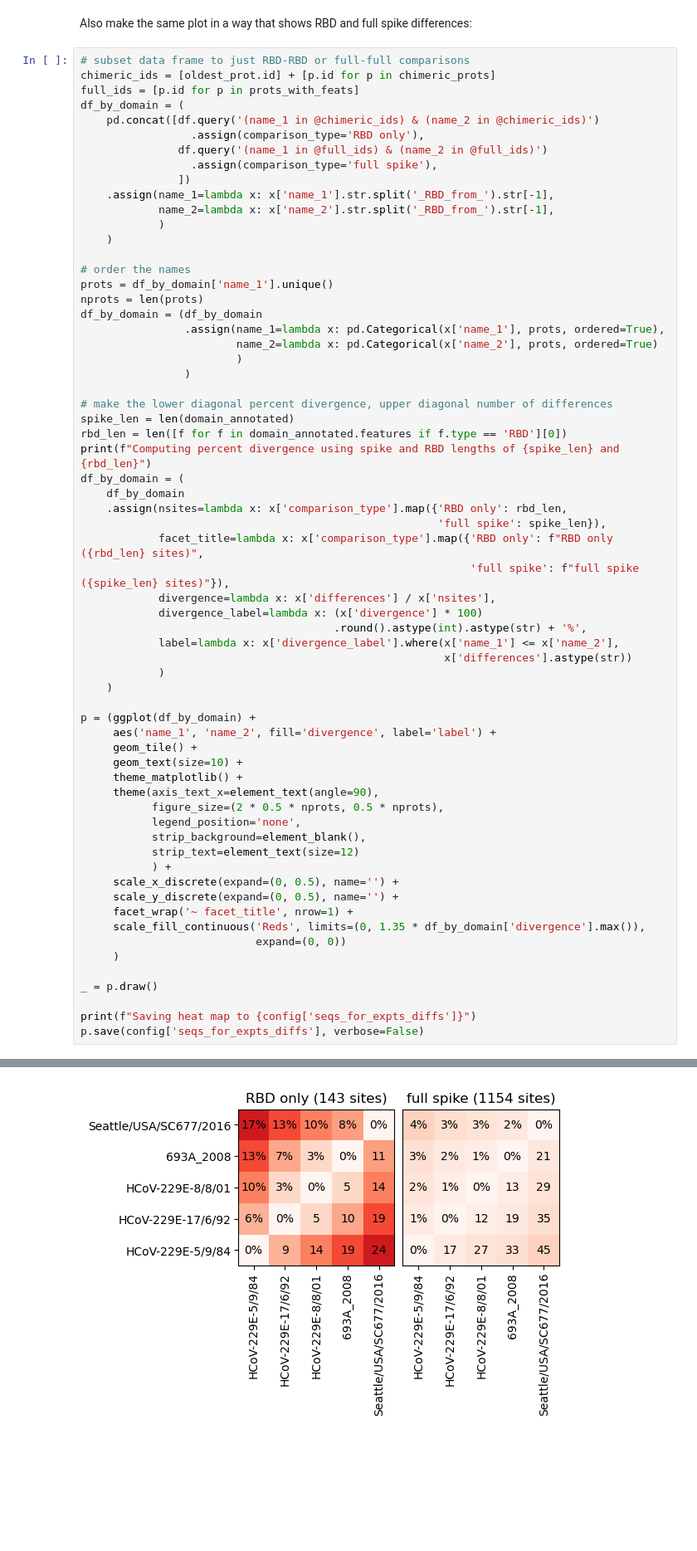
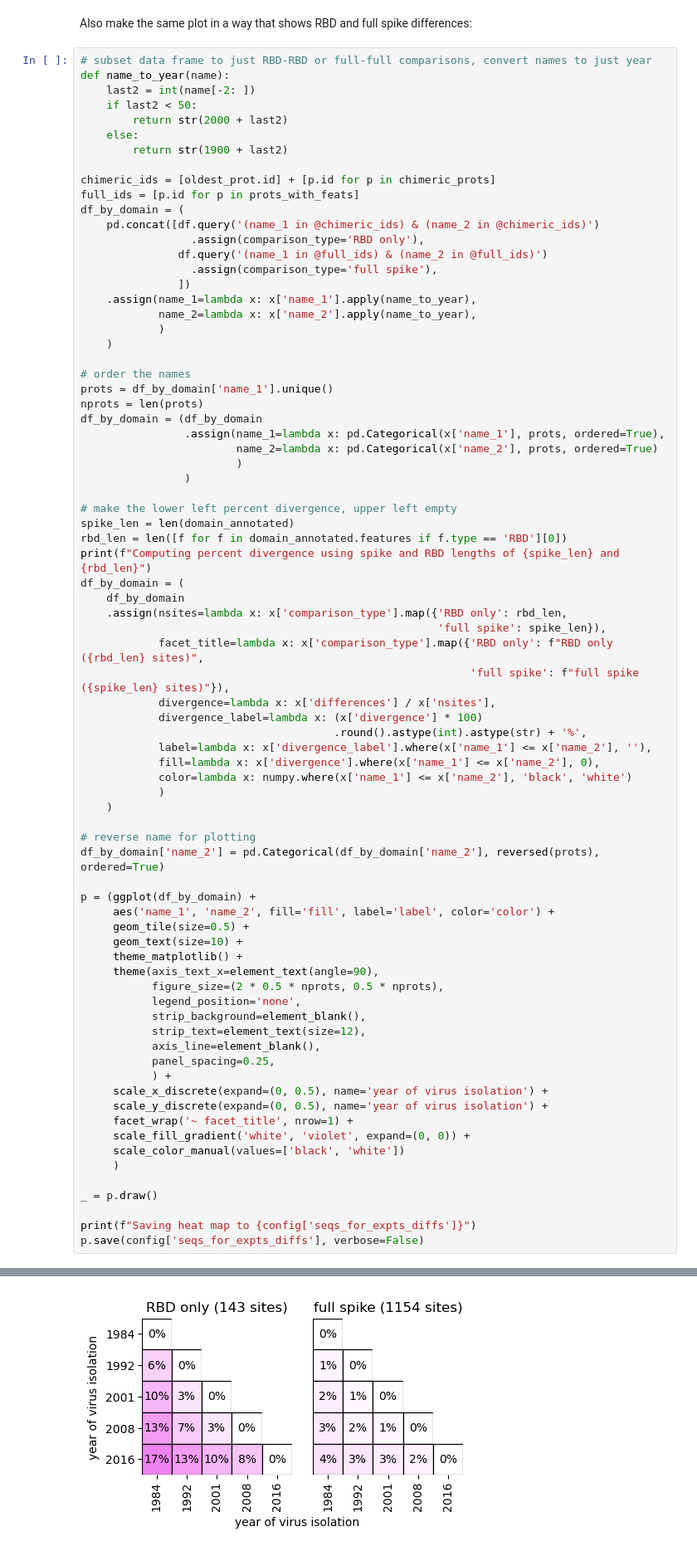
Before and after one commit to jbloomlab/CoV_229E_antigenic_drift, a Jupyter notebook: seqs_for_expts.ipynb, the cells around one changed output, grey strips where cells are left out. Shown at 83% size. Saved outputs shown, nothing was run; the diff lists cells and outputs as text; blank space fills up the shorter version.

Commit message:
clean up matrix of sequence divergence

```diff
--- a/seqs_for_expts.ipynb
+++ b/seqs_for_expts.ipynb
@@ -248,7 +250,14 @@ _ = p.draw()
 # %% [markdown]
 Also make the same plot in a way that shows RBD and full spike differences:
 # %%
-# subset data frame to just RBD-RBD or full-full comparisons
+# subset data frame to just RBD-RBD or full-full comparisons, convert names to just year
+def name_to_year(name):
+    last2 = int(name[-2: ])
+    if last2 < 50:
+        return str(2000 + last2)
+    else:
+        return str(1900 + last2)
+
 chimeric_ids = [oldest_prot.id] + [p.id for p in chimeric_prots]
 full_ids = [p.id for p in prots_with_feats]
 df_by_domain = (
@@ -257,8 +266,8 @@ df_by_domain = (
                df.query('(name_1 in @full_ids) & (name_2 in @full_ids)')
                  .assign(comparison_type='full spike'),
                ])
-    .assign(name_1=lambda x: x['name_1'].str.split('_RBD_from_').str[-1],
-            name_2=lambda x: x['name_2'].str.split('_RBD_from_').str[-1],
+    .assign(name_1=lambda x: x['name_1'].apply(name_to_year),
+            name_2=lambda x: x['name_2'].apply(name_to_year),
             )
     )
 
@@ -271,50 +280,56 @@ df_by_domain = (df_by_domain
                         )
                 )
 
-# make the lower diagonal percent divergence, upper diagonal number of differences
+# make the lower left percent divergence, upper left empty
 spike_len = len(domain_annotated)
 rbd_len = len([f for f in domain_annotated.features if f.type == 'RBD'][0])
 print(f"Computing percent divergence using spike and RBD lengths of {spike_len} and {rbd_len}")
 df_by_domain = (
     df_by_domain
     .assign(nsites=lambda x: x['comparison_type'].map({'RBD only': rbd_len,
                                                        'full spike': spike_len}),
             facet_title=lambda x: x['comparison_type'].map({'RBD only': f"RBD only ({rbd_len} sites)",
                                                             'full spike': f"full spike ({spike_len} sites)"}),
             divergence=lambda x: x['differences'] / x['nsites'],
             divergence_label=lambda x: (x['divergence'] * 100)
                                        .round().astype(int).astype(str) + '%',
-            label=lambda x: x['divergence_label'].where(x['name_1'] <= x['name_2'],
-                                                        x['differences'].astype(str))
+            label=lambda x: x['divergence_label'].where(x['name_1'] <= x['name_2'], ''),
+            fill=lambda x: x['divergence'].where(x['name_1'] <= x['name_2'], 0),
+            color=lambda x: numpy.where(x['name_1'] <= x['name_2'], 'black', 'white')
             )
     )
 
+# reverse name for plotting
+df_by_domain['name_2'] = pd.Categorical(df_by_domain['name_2'], reversed(prots), ordered=True)
+
 p = (ggplot(df_by_domain) +
-     aes('name_1', 'name_2', fill='divergence', label='label') +
-     geom_tile() +
+     aes('name_1', 'name_2', fill='fill', label='label', color='color') +
+     geom_tile(size=0.5) +
      geom_text(size=10) +
      theme_matplotlib() +
      theme(axis_text_x=element_text(angle=90),
            figure_size=(2 * 0.5 * nprots, 0.5 * nprots),
            legend_position='none',
            strip_background=element_blank(),
-           strip_text=element_text(size=12)
+           strip_text=element_text(size=12),
+           axis_line=element_blank(),
+           panel_spacing=0.25,
            ) +
-     scale_x_discrete(expand=(0, 0.5), name='') +
-     scale_y_discrete(expand=(0, 0.5), name='') +
+     scale_x_discrete(expand=(0, 0.5), name='year of virus isolation') +
+     scale_y_discrete(expand=(0, 0.5), name='year of virus isolation') +
      facet_wrap('~ facet_title', nrow=1) +
-     scale_fill_continuous('Reds', limits=(0, 1.35 * df_by_domain['divergence'].max()),
-                           expand=(0, 0))
+     scale_fill_gradient('white', 'violet', expand=(0, 0)) +
+     scale_color_manual(values=['black', 'white'])
      )
 
 _ = p.draw()
 
 print(f"Saving heat map to {config['seqs_for_expts_diffs']}")
 p.save(config['seqs_for_expts_diffs'], verbose=False)
 # %% [output]
 Computing percent divergence using spike and RBD lengths of 1154 and 143
 Saving heat map to results/seqs_for_expts/n_aa_diffs.pdf
-[figure, old version]
+[figure, new version]
 # %% [markdown]
 ## Write proteins to file
 Write the proteins to a FASTA file, and also individually to Genbank files:
```
Also changed, not shown: parts of 1 cell of this notebook, 1 other file.
